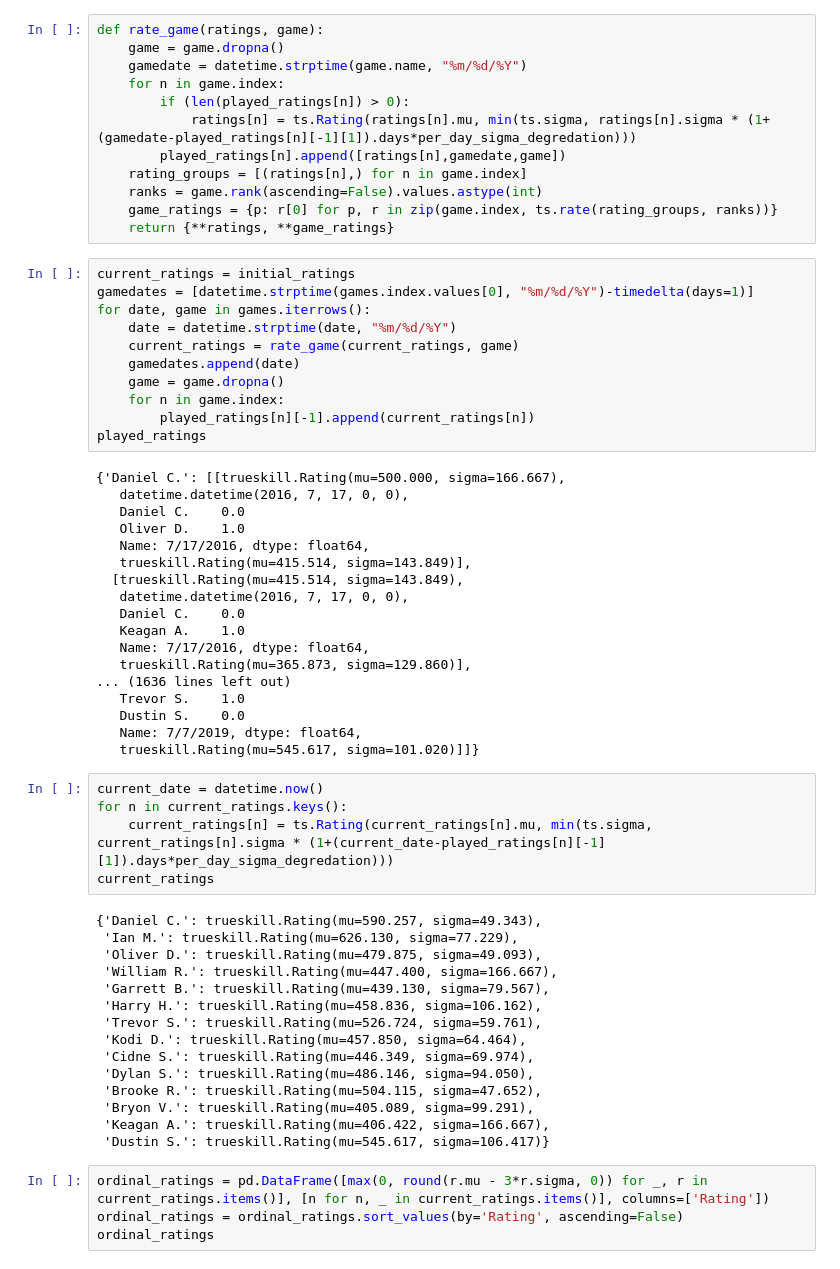
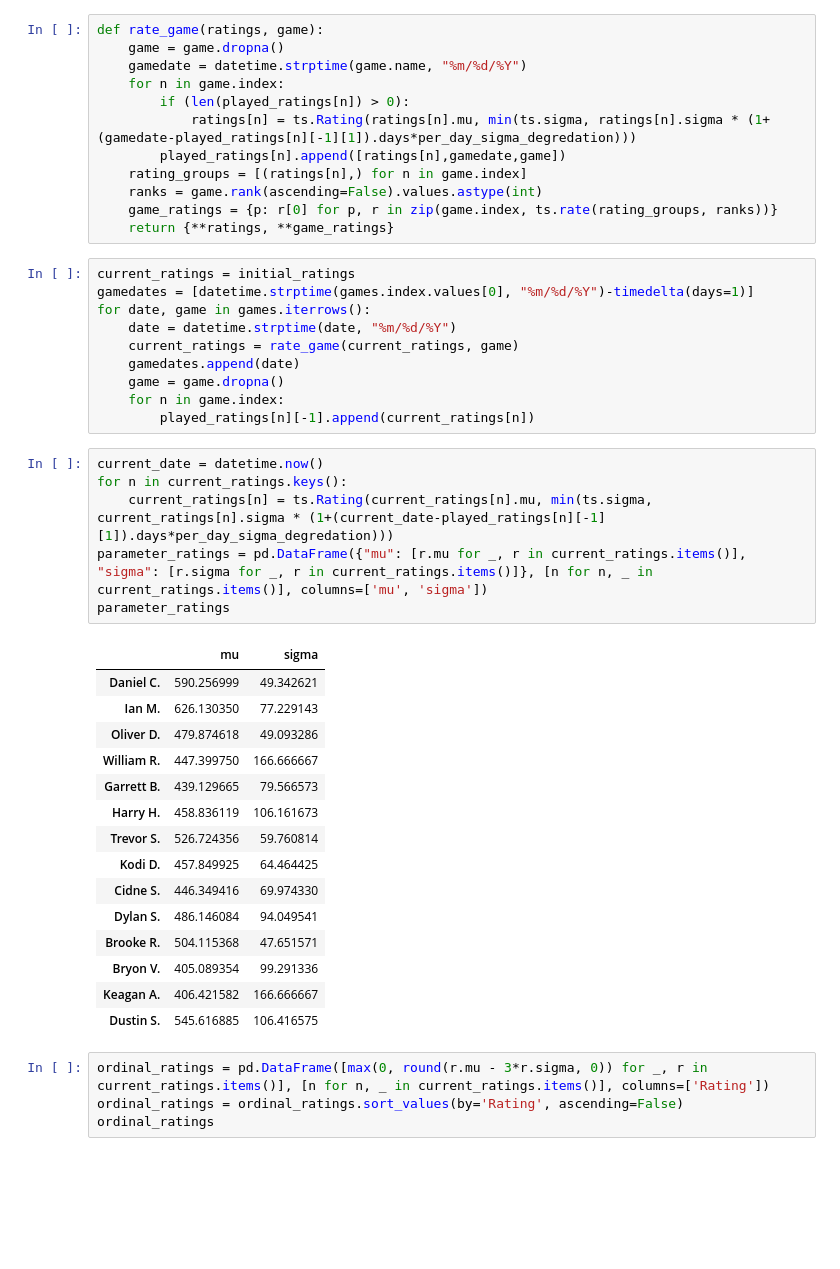
Before and after one commit to ThePlaidMentat/warrank, a Jupyter notebook: WarRankTrueSkill.ipynb, the cells around one changed output. Drawn from its saved outputs; the diff is of its cells as text; blank space fills up the shorter version.

Commit message:
Cleaned up outputs and gave the last ratings a dataframe with parameters.

```diff
--- a/WarRankTrueSkill.ipynb
+++ b/WarRankTrueSkill.ipynb
@@ -120,45 +120,28 @@ for date, game in games.iterrows():
     game = game.dropna()
     for n in game.index:
         played_ratings[n][-1].append(current_ratings[n])
-played_ratings
-# %% [output]
-{'Daniel C.': [[trueskill.Rating(mu=500.000, sigma=166.667),
-   datetime.datetime(2016, 7, 17, 0, 0),
-   Daniel C.    0.0
-   Oliver D.    1.0
-   Name: 7/17/2016, dtype: float64,
-   trueskill.Rating(mu=415.514, sigma=143.849)],
-  [trueskill.Rating(mu=415.514, sigma=143.849),
-   datetime.datetime(2016, 7, 17, 0, 0),
-   Daniel C.    0.0
-   Keagan A.    1.0
-   Name: 7/17/2016, dtype: float64,
-   trueskill.Rating(mu=365.873, sigma=129.860)],
-... (1636 lines left out)
-   Trevor S.    1.0
-   Dustin S.    0.0
-   Name: 7/7/2019, dtype: float64,
-   trueskill.Rating(mu=545.617, sigma=101.020)]]}
 # %%
 current_date = datetime.now()
 for n in current_ratings.keys():
     current_ratings[n] = ts.Rating(current_ratings[n].mu, min(ts.sigma, current_ratings[n].sigma * (1+(current_date-played_ratings[n][-1][1]).days*per_day_sigma_degredation)))
-current_ratings
+parameter_ratings = pd.DataFrame({"mu": [r.mu for _, r in current_ratings.items()], "sigma": [r.sigma for _, r in current_ratings.items()]}, [n for n, _ in current_ratings.items()], columns=['mu', 'sigma'])
+parameter_ratings
 # %% [output]
-{'Daniel C.': trueskill.Rating(mu=590.257, sigma=49.343),
- 'Ian M.': trueskill.Rating(mu=626.130, sigma=77.229),
- 'Oliver D.': trueskill.Rating(mu=479.875, sigma=49.093),
- 'William R.': trueskill.Rating(mu=447.400, sigma=166.667),
- 'Garrett B.': trueskill.Rating(mu=439.130, sigma=79.567),
- 'Harry H.': trueskill.Rating(mu=458.836, sigma=106.162),
- 'Trevor S.': trueskill.Rating(mu=526.724, sigma=59.761),
- 'Kodi D.': trueskill.Rating(mu=457.850, sigma=64.464),
- 'Cidne S.': trueskill.Rating(mu=446.349, sigma=69.974),
- 'Dylan S.': trueskill.Rating(mu=486.146, sigma=94.050),
- 'Brooke R.': trueskill.Rating(mu=504.115, sigma=47.652),
- 'Bryon V.': trueskill.Rating(mu=405.089, sigma=99.291),
- 'Keagan A.': trueskill.Rating(mu=406.422, sigma=166.667),
- 'Dustin S.': trueskill.Rating(mu=545.617, sigma=106.417)}
+|  | mu | sigma |
+| Daniel C. | 590.256999 | 49.342621 |
+| Ian M. | 626.130350 | 77.229143 |
+| Oliver D. | 479.874618 | 49.093286 |
+| William R. | 447.399750 | 166.666667 |
+| Garrett B. | 439.129665 | 79.566573 |
+| Harry H. | 458.836119 | 106.161673 |
+| Trevor S. | 526.724356 | 59.760814 |
+| Kodi D. | 457.849925 | 64.464425 |
+| Cidne S. | 446.349416 | 69.974330 |
+| Dylan S. | 486.146084 | 94.049541 |
+| Brooke R. | 504.115368 | 47.651571 |
+| Bryon V. | 405.089354 | 99.291336 |
+| Keagan A. | 406.421582 | 166.666667 |
+| Dustin S. | 545.616885 | 106.416575 |
 # %%
 ordinal_ratings = pd.DataFrame([max(0, round(r.mu - 3*r.sigma, 0)) for _, r in current_ratings.items()], [n for n, _ in current_ratings.items()], columns=['Rating'])
 ordinal_ratings = ordinal_ratings.sort_values(by='Rating', ascending=False)
```
